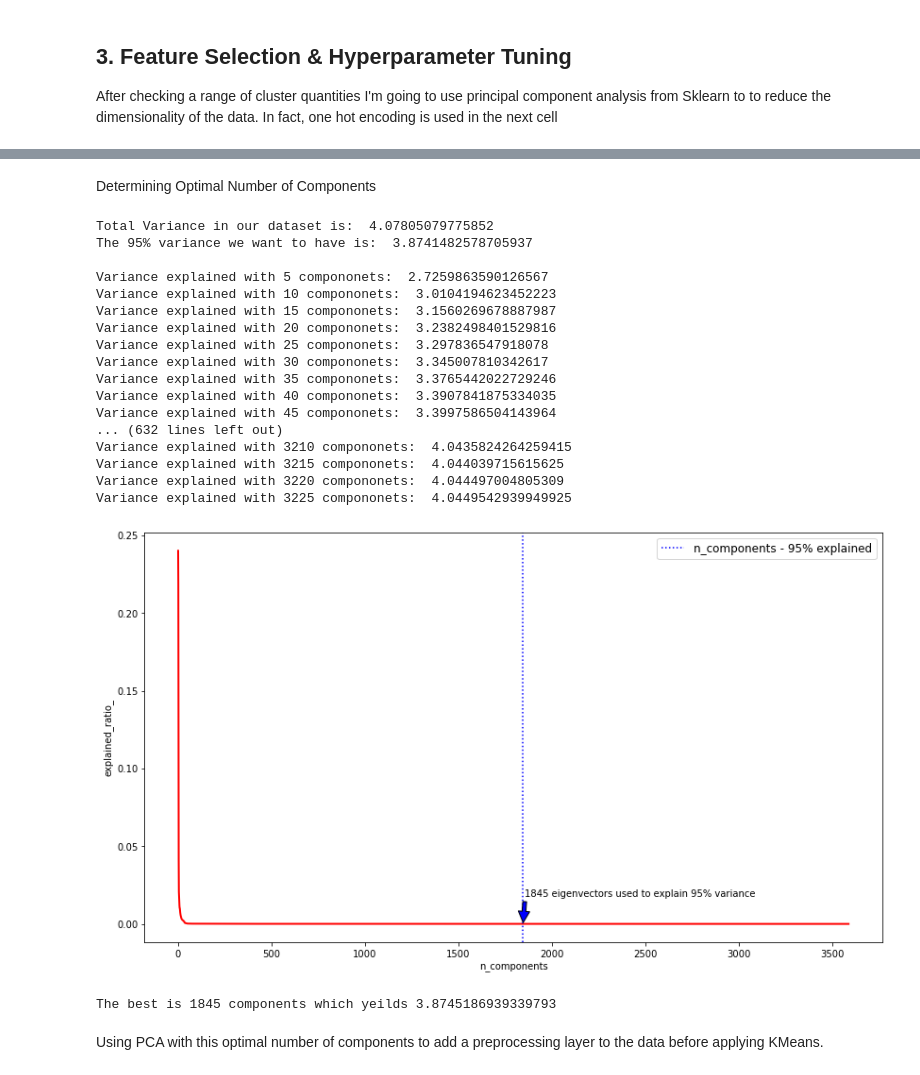
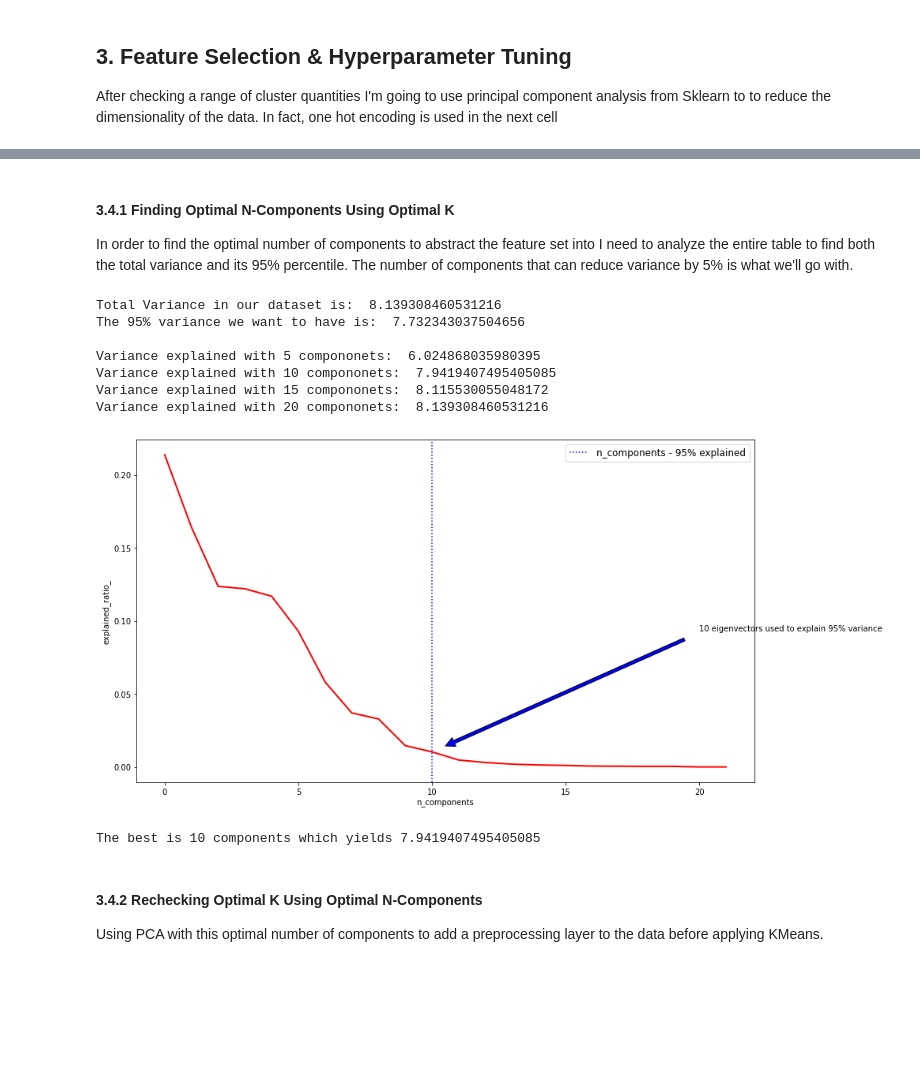
Before and after one commit to 333Kenji/IMDB_KMeans, a Jupyter notebook: Notebooks/KMeans.ipynb, the cells around one changed output, grey strips where cells are left out. Saved outputs shown, nothing was run; the diff lists cells and outputs as text; code cells hidden in the pictures; blank space fills up the shorter version.

```diff
--- a/Notebooks/KMeans.ipynb
+++ b/Notebooks/KMeans.ipynb
@@ -600,16 +653,16 @@ x_train = preprocessor.fit_transform(X)
 # %%
 cs = []
 c_dict = {}
-n_clusters = [range(1, 11)]
-for k in range(1, 11):
-    kmeans = KMeans(n_clusters = k, init = 'k-means++', max_iter = 20, n_init = 4, random_state = 42)
+n_clusters = [range(1, 15)]
+for k in range(1, 15):
+    kmeans = KMeans(n_clusters = k, init = 'k-means++', max_iter = 30, n_init = 4, random_state = 42)
     kmeans.fit(x_train)
     cs.append(kmeans.inertia_)
     if k not in c_dict.keys():
         c_dict[k] = kmeans.inertia_
 
-    print("The innertia for :", k, "Clusters is:", kmeans.inertia_)
-plt.plot(range(1, 11), cs)
+    print("The inertia for :", k, "Clusters is:", kmeans.inertia_)
+plt.plot(range(1, 15), cs)
 plt.title('The Elbow Method')
 plt.xlabel('Number of clusters')
 plt.ylabel('Sum of squared distance (Inertia)')
@@ -668,0 +687,15 @@ y_pred = y_pred
+# %%
+# Using the best k shown by the elbow method to train a new model.
+kmeans = KMeans(n_clusters = 7, init = 'k-means++', max_iter = 20, n_init = 8, random_state = 42)
+kmeans.fit(x_train)
+
+# saving for PCA
+labels = set(kmeans.labels_)
+# saving for PCA
+y_pred = kmeans.predict(x_train)
+# saving this to compare with final model
+old_inertia = kmeans.inertia_
+# labels for plot legend
+target_labels = [f'Cluster {1+x}' for x in labels]
+print(f'Model Inertia: {kmeans.inertia_}')
+print(f'Model Label: {labels}')
@@ -669,4 +707,4 @@ y_pred = y_pred
 # %%
-n_components = 4
+n_components = 2
 pca = PCA(n_components=n_components, random_state = 42)
-X_r = pca.fit_transform(X)
+X_r = pca.fit_transform(x_train)
@@ -692,9 +733,10 @@ x_train.shape[1]
-# %% [markdown]
-Determining Optimal Number of Components
+# %% [markdown]
+#### 3.4.1 Finding Optimal N-Components Using Optimal K
+In order to find the optimal number of components to abstract the feature set into I need to analyze the entire table to find both the total variance and its 95% percentile. The number of components that can reduce variance by 5% is what we'll go with.
 # %%
-n_components = x_train.shape[1]//2
+n_components = x_train.shape[1]
 pca = PCA(n_components=n_components, random_state = 42)
-X_r = pca.fit_transform(X)
+X_r = pca.fit_transform(x_train)
 # %%
 
 total_variance = sum(pca.explained_variance_)
@@ -713,7 +755,7 @@ v = []
 best = []
 
 for i in range(len(a)):
-    if len(v) > len(a)*.9:
+    if len(v) > a.shape[0]*.9:
         if sum(v[-5:])/5 == v[:-1]:
             break
     else:
@@ -721,53 +763,44 @@ for i in range(len(a)):
         if d%5 == 0:
             print(f'Variance explained with {d} compononets: ', sum(a['Explained Variance'][0:d]))
             if sum(a['Explained Variance'][0:d]) >= var_95:
                 best.append((d,sum(a['Explained Variance'][0:d])))
         d += 1
 
 
 best_c = best[0][0]
 best_v = best[0][1]
 
 
 # Plotting the Data
 plt.figure(1, figsize=(14, 8))
 plt.plot(pca.explained_variance_ratio_, linewidth=2, c='r')
 plt.xlabel('n_components')
 plt.ylabel('explained_ratio_')
 
 # Plotting line with 95% e.v.
 plt.axvline(best_c,linestyle=':', label='n_components - 95% explained', c ='blue')
 plt.legend(prop=dict(size=12))
 
 # adding arrow
 plt.annotate(f'{best_c} eigenvectors used to explain 95% variance', xy=(best_c, pca.explained_variance_ratio_[best_c]),
              xytext=(best_c+10, pca.explained_variance_ratio_[5]),
             arrowprops=dict(facecolor='blue', shrink=0.05))
 
 plt.show()
 
-print(f'The best is {best_c} components which yeilds {best_v}')
+print(f'The best is {best_c} components which yields {best_v}')
 # %% [output]
-Total Variance in our dataset is:  4.07805079775852
-The 95% variance we want to have is:  3.8741482578705937
+Total Variance in our dataset is:  8.139308460531216
+The 95% variance we want to have is:  7.732343037504656
 
-Variance explained with 5 compononets:  2.7259863590126567
-Variance explained with 10 compononets:  3.0104194623452223
-Variance explained with 15 compononets:  3.1560269678887987
-Variance explained with 20 compononets:  3.2382498401529816
-Variance explained with 25 compononets:  3.297836547918078
-Variance explained with 30 compononets:  3.345007810342617
-Variance explained with 35 compononets:  3.3765442022729246
-Variance explained with 40 compononets:  3.3907841875334035
-Variance explained with 45 compononets:  3.3997586504143964
-... (632 lines left out)
-Variance explained with 3210 compononets:  4.0435824264259415
-Variance explained with 3215 compononets:  4.044039715615625
-Variance explained with 3220 compononets:  4.044497004805309
-Variance explained with 3225 compononets:  4.0449542939949925
+Variance explained with 5 compononets:  6.024868035980395
+Variance explained with 10 compononets:  7.9419407495405085
+Variance explained with 15 compononets:  8.115530055048172
+Variance explained with 20 compononets:  8.139308460531216
-[figure, old version]
+[figure, new version]
-The best is 1845 components which yeilds 3.8745186939339793
+The best is 10 components which yields 7.9419407495405085
 # %% [markdown]
+#### 3.4.2 Rechecking Optimal K Using Optimal N-Components
 Using PCA with this optimal number of components to add a preprocessing layer to the data before applying KMeans.
 # %%
 pca = PCA(n_components=best_c)
```
Also changed, not shown: parts of 114 cells of this notebook, 2 other files.
